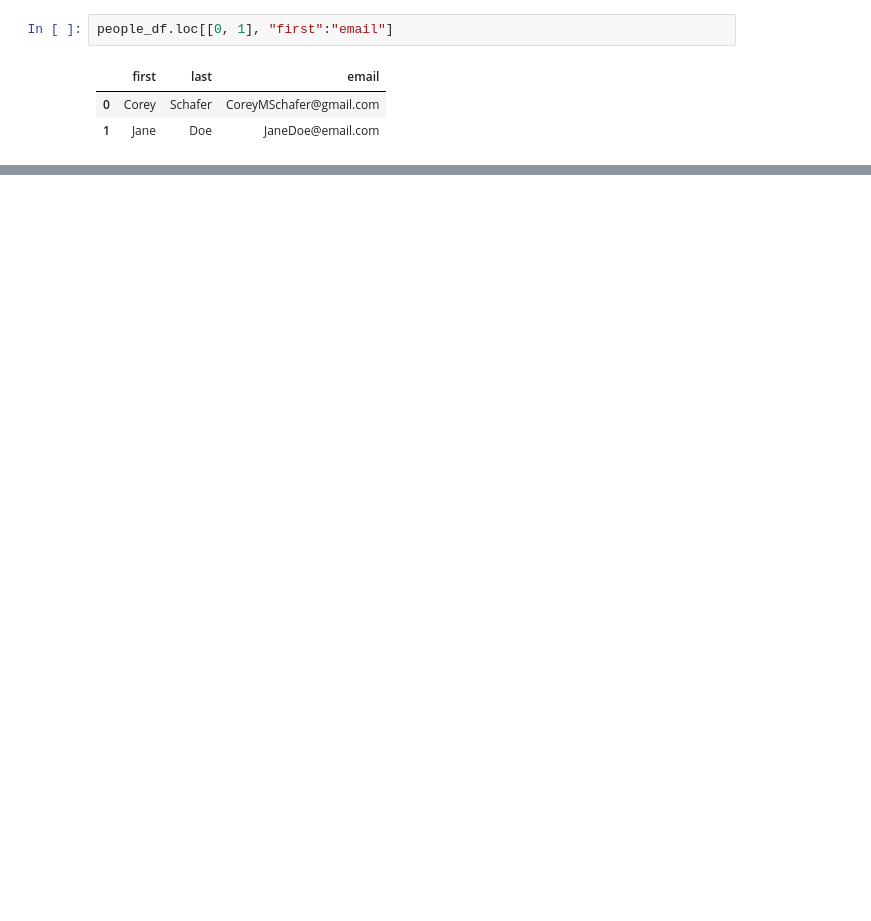
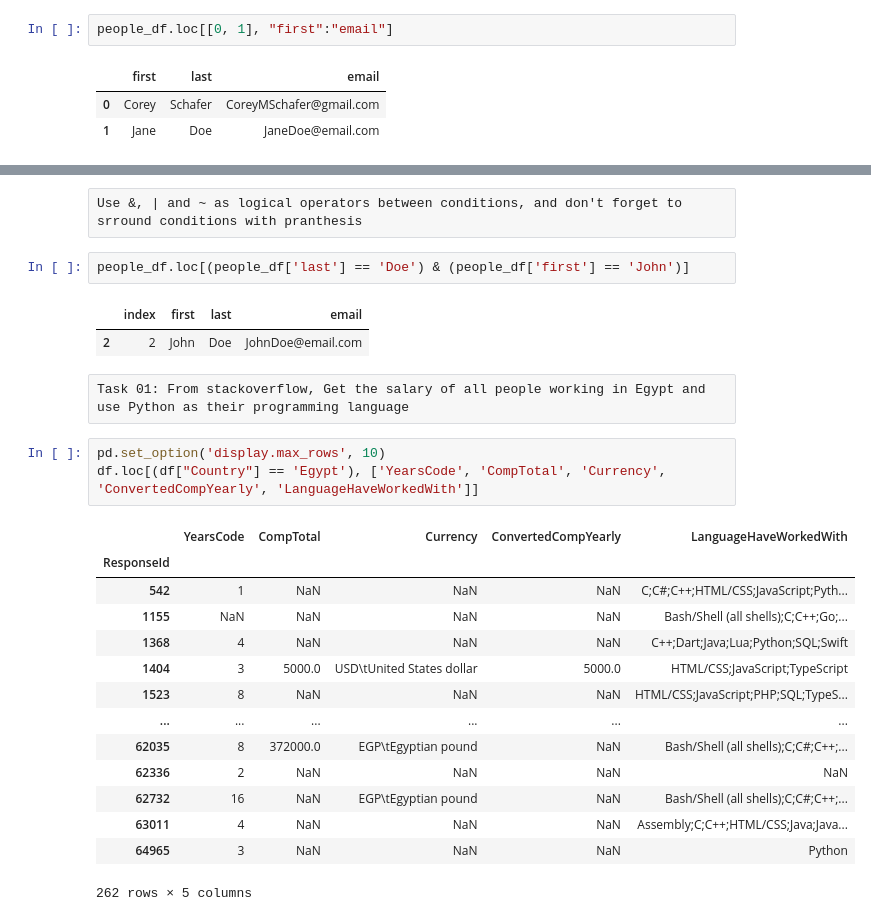
Before and after one commit to disooqi/learn-Pandas, a Jupyter notebook: Pandas Demo.ipynb, the cells around one changed output, grey strips where cells are left out. Cells and saved outputs as stored; diff of their text form; blank space fills up the shorter version.

Commit message:
Filter rows and columns in DataFrames

```diff
--- a/Pandas Demo.ipynb
+++ b/Pandas Demo.ipynb
@@ -251,0 +296,27 @@ Name: count, Length: 110, dtype: int64
+# %% [raw]
+Use &, | and ~ as logical operators between conditions, and don't forget to srround conditions with pranthesis
+# %%
+people_df.loc[(people_df['last'] == 'Doe') & (people_df['first'] == 'John')]
+# %% [output]
+|  | index | first | last | email |
+| 2 | 2 | John | Doe | JohnDoe@email.com |
+# %% [raw]
+Task 01: From stackoverflow, Get the salary of all people working in Egypt and use Python as their programming language
+# %%
+pd.set_option('display.max_rows', 10)
+df.loc[(df["Country"] == 'Egypt'), ['YearsCode', 'CompTotal', 'Currency', 'ConvertedCompYearly', 'LanguageHaveWorkedWith']]
+# %% [output]
+|  | YearsCode | CompTotal | Currency | ConvertedCompYearly | LanguageHaveWorkedWith |
+| ResponseId |  |  |  |  |  |
+| 542 | 1 | NaN | NaN | NaN | C;C#;C++;HTML/CSS;JavaScript;Pyth... |
+| 1155 | NaN | NaN | NaN | NaN | Bash/Shell (all shells);C;C++;Go;... |
+| 1368 | 4 | NaN | NaN | NaN | C++;Dart;Java;Lua;Python;SQL;Swift |
+| 1404 | 3 | 5000.0 | USD\tUnited States dollar | 5000.0 | HTML/CSS;JavaScript;TypeScript |
+| 1523 | 8 | NaN | NaN | NaN | HTML/CSS;JavaScript;PHP;SQL;TypeS... |
+| ... | ... | ... | ... | ... | ... |
+| 62035 | 8 | 372000.0 | EGP\tEgyptian pound | NaN | Bash/Shell (all shells);C;C#;C++;... |
+| 62336 | 2 | NaN | NaN | NaN | NaN |
+| 62732 | 16 | NaN | EGP\tEgyptian pound | NaN | Bash/Shell (all shells);C;C#;C++;... |
+| 63011 | 4 | NaN | NaN | NaN | Assembly;C;C++;HTML/CSS;Java;Java... |
+| 64965 | 3 | NaN | NaN | NaN | Python |
+262 rows × 5 columns
```
Also changed, not shown: parts of 18 cells of this notebook.
